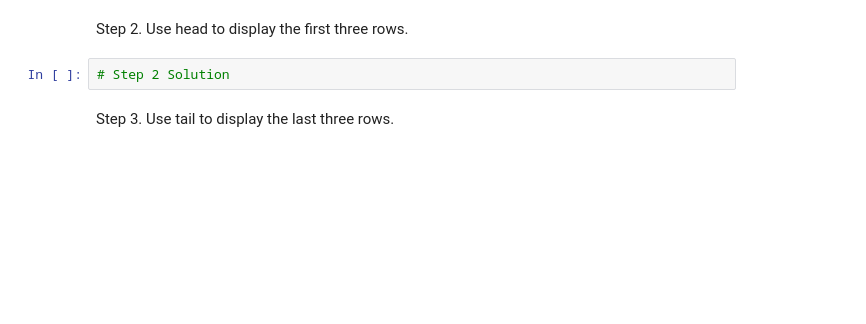
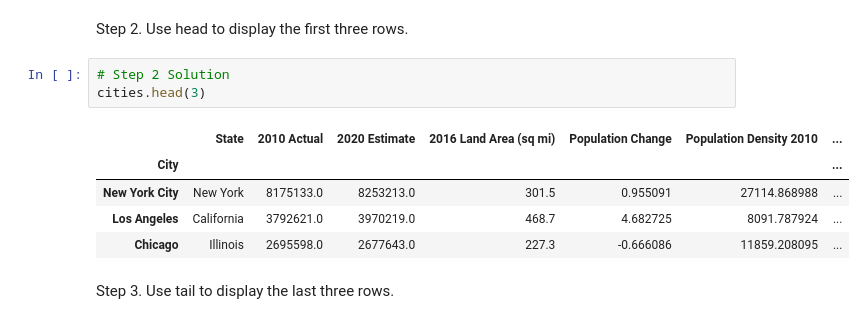
Before and after one commit to t4d-classes/advanced-python_10242022, a Jupyter notebook: jupyter/exercises/05_Exercise.ipynb, the cells around one changed output. Saved outputs shown, nothing was run; the diff lists cells and outputs as text; blank space fills up the shorter version.

```diff
--- a/jupyter/exercises/05_Exercise.ipynb
+++ b/jupyter/exercises/05_Exercise.ipynb
@@ -8,6 +34,13 @@ Step 1. Load the cities (not the swapped version) CSV file created in exercise 4
 Step 2. Use head to display the first three rows.
 # %%
 # Step 2 Solution
+cities.head(3)
+# %% [output]
+|  | State | 2010 Actual | 2020 Estimate | 2016 Land Area (sq mi) | Population Change | Population Density 2010 | ... |
+| City |  |  |  |  |  |  | ... |
+| New York City | New York | 8175133.0 | 8253213.0 | 301.5 | 0.955091 | 27114.868988 | ... |
+| Los Angeles | California | 3792621.0 | 3970219.0 | 468.7 | 4.682725 | 8091.787924 | ... |
+| Chicago | Illinois | 2695598.0 | 2677643.0 | 227.3 | -0.666086 | 11859.208095 | ... |
 # %% [markdown]
 Step 3. Use tail to display the last three rows.
 # %%
```
Also changed, not shown: parts of 9 cells of this notebook, 12 other files.
